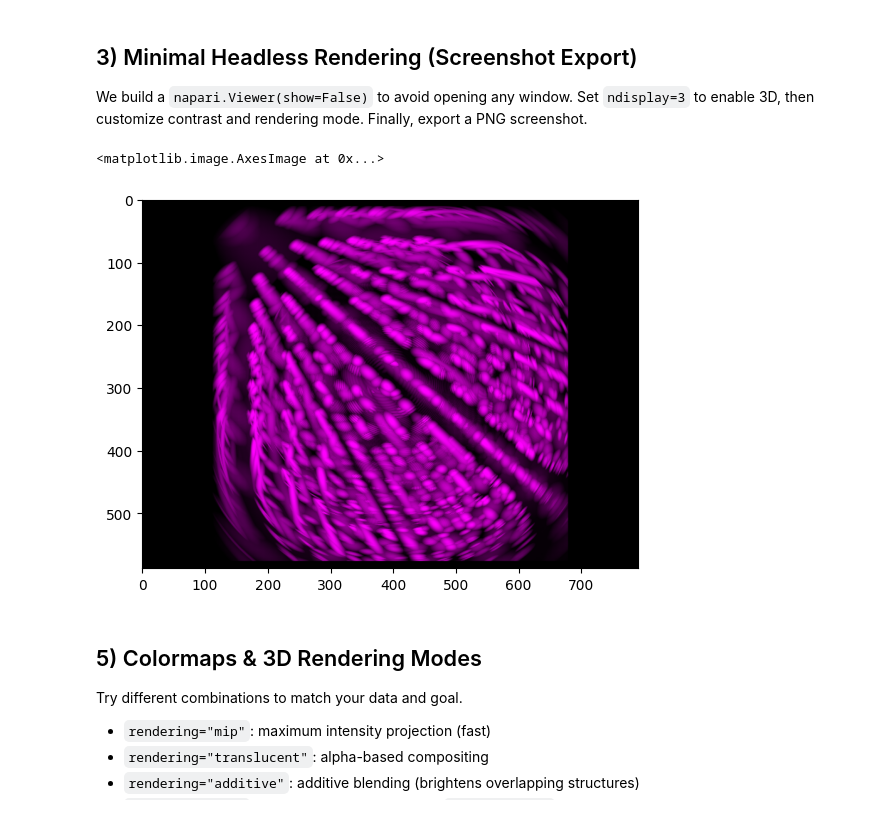
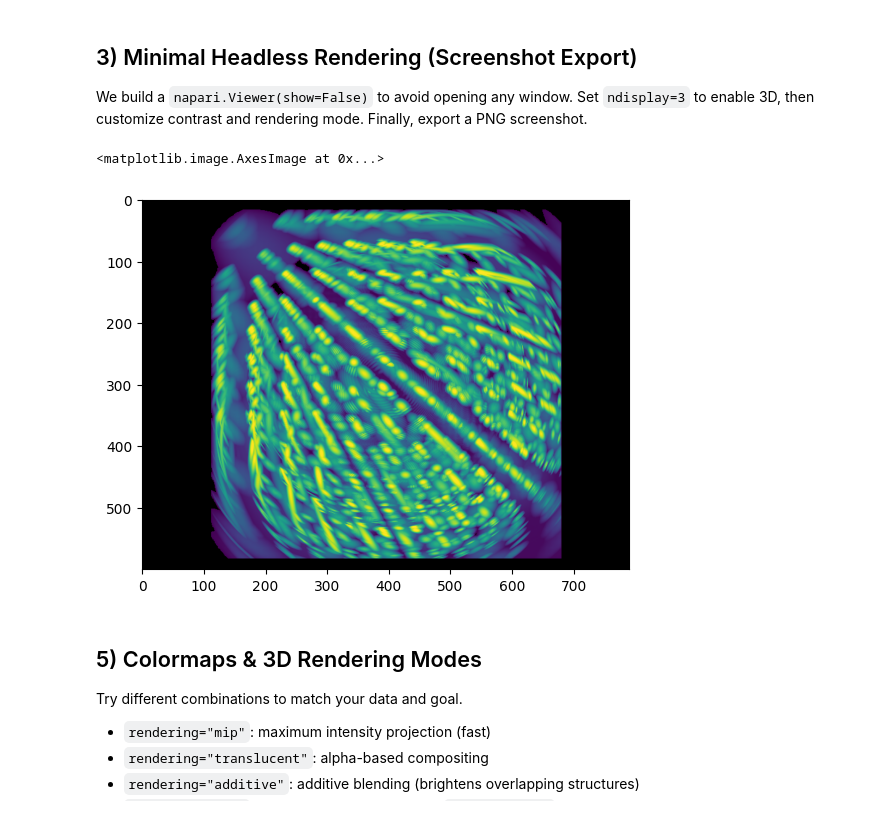
Before and after one commit to ida-mdc/workshop-visualization, a Jupyter notebook: notebooks/voxel_rendering_napari.ipynb, the cells around one changed output. Cells and saved outputs as stored; diff of their text form; code cells hidden in the pictures.

```diff
--- a/notebooks/voxel_rendering_napari.ipynb
+++ b/notebooks/voxel_rendering_napari.ipynb
@@ -41,7 +18,7 @@ import tifffile as tiff
 
 import napari
 
-out_dir = Path("napari_headless_outputs")
+out_dir = Path("results") / "napari_headless_outputs"
 out_dir.mkdir(exist_ok=True, parents=True)
 
 print("QT_QPA_PLATFORM =", os.environ.get("QT_QPA_PLATFORM"))
@@ -75,31 +52,31 @@ We build a `napari.Viewer(show=False)` to avoid opening any window. Set `ndispla
 # %%
 
 viewer = napari.Viewer()
 viewer.dims.ndisplay = 3                          # 3D mode
 layer = viewer.add_image(
     vol_np,                                       # or vol_da for Dask
     name="blobs",
     rendering="mip",                              # 'mip' | 'translucent' | 'additive' | 'iso'
-    colormap=" ",                           # any valid napari colormap
+    colormap="viridis",                           # any valid napari colormap
     contrast_limits=(0.0, 255.0),
     blending="translucent",
 )
 
 # Camera adjustments (3D)
 # viewer.camera.zoom = 1.2                          # 1.0 = default
 # viewer.camera.angles = (30, 30, 0)                # (elev, azim, roll) in degrees
 # viewer.reset_view()
 
 # Export PNG
 png_path = out_dir / "mip_view.png"
 img = viewer.screenshot(canvas_only=True)
 iio.imwrite(png_path, img)
 png_path, img.shape
 
 plt.imshow(img)
 # %% [output]
 <matplotlib.image.AxesImage at 0x...>
-[figure, old version]
+[figure, new version]
 # %% [markdown]
 
 ## 5) Colormaps & 3D Rendering Modes
```
Also changed, not shown: parts of 3 cells of this notebook, 28 other files.
